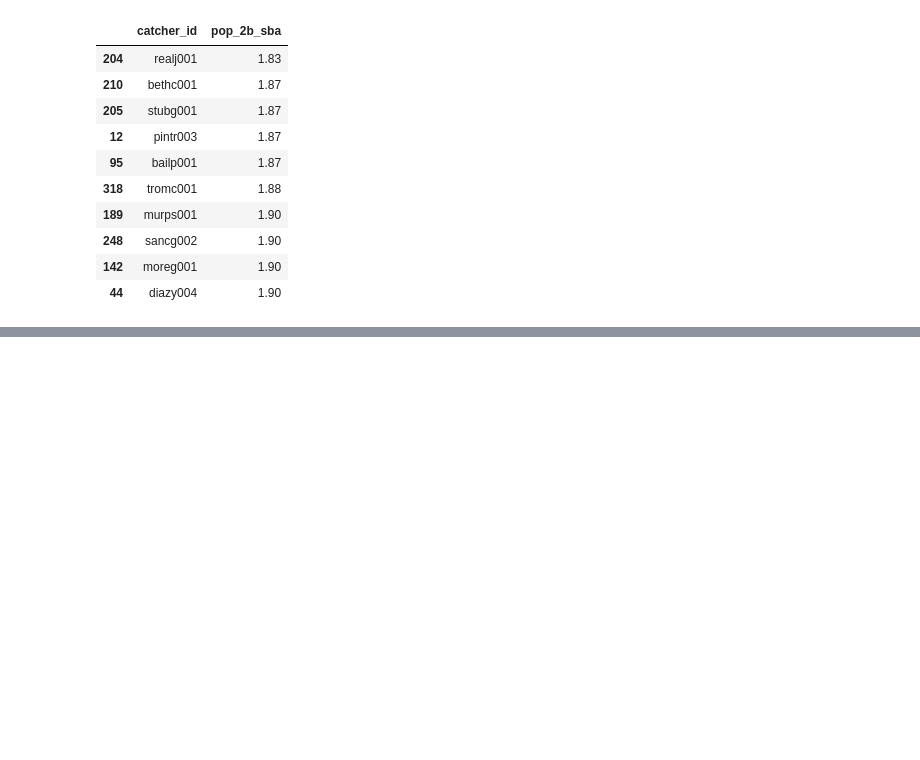
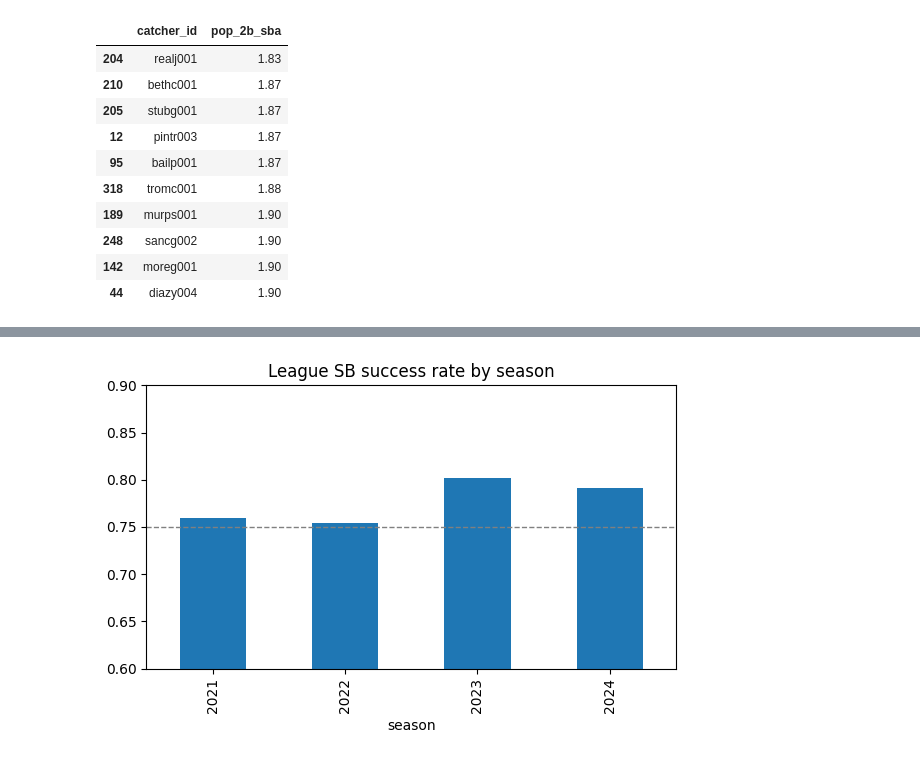
Before and after one commit to ethanhershman/base-steal-model, a Jupyter notebook: notebooks/eda.ipynb, the cells around one changed output, grey strips where cells are left out. Drawn from its saved outputs; the diff is of its cells as text; code cells hidden in the pictures; blank space fills up the shorter version.

```diff
--- a/notebooks/eda.ipynb
+++ b/notebooks/eda.ipynb
@@ -298,0 +303,19 @@ crosswalked but no pop-time row: 1
+# %%
+import glob
+
+season_files = sorted(glob.glob("../data/sample/steals_*.csv"))
+seasons = {}
+for f in season_files:
+    year = f.split("_")[-1].replace(".csv", "")
+    seasons[year] = pd.read_csv(f)
+
+summary_rows = []
+for year, df in sorted(seasons.items()):
+    summary_rows.append({
+        "season": year,
+        "attempts": len(df),
+        "unresolved_runner": df["runner_id"].isna().sum(),
+        "success_rate": df["success"].mean(),
+    })
+season_summary = pd.DataFrame(summary_rows).set_index("season")
+season_summary
@@ -298,0 +373,9 @@ crosswalked but no pop-time row: 1
+# %%
+fig, ax = plt.subplots(figsize=(6, 4))
+season_summary["success_rate"].plot(kind="bar", ax=ax, ylim=(0.6, 0.9),
+                                    title="League SB success rate by season")
+ax.axhline(0.75, color="gray", linestyle="--", linewidth=1)
+plt.tight_layout()
+plt.show()
+# %% [output]
+[figure, added]
```
Also changed, not shown: parts of 8 cells of this notebook, 3 other files.
